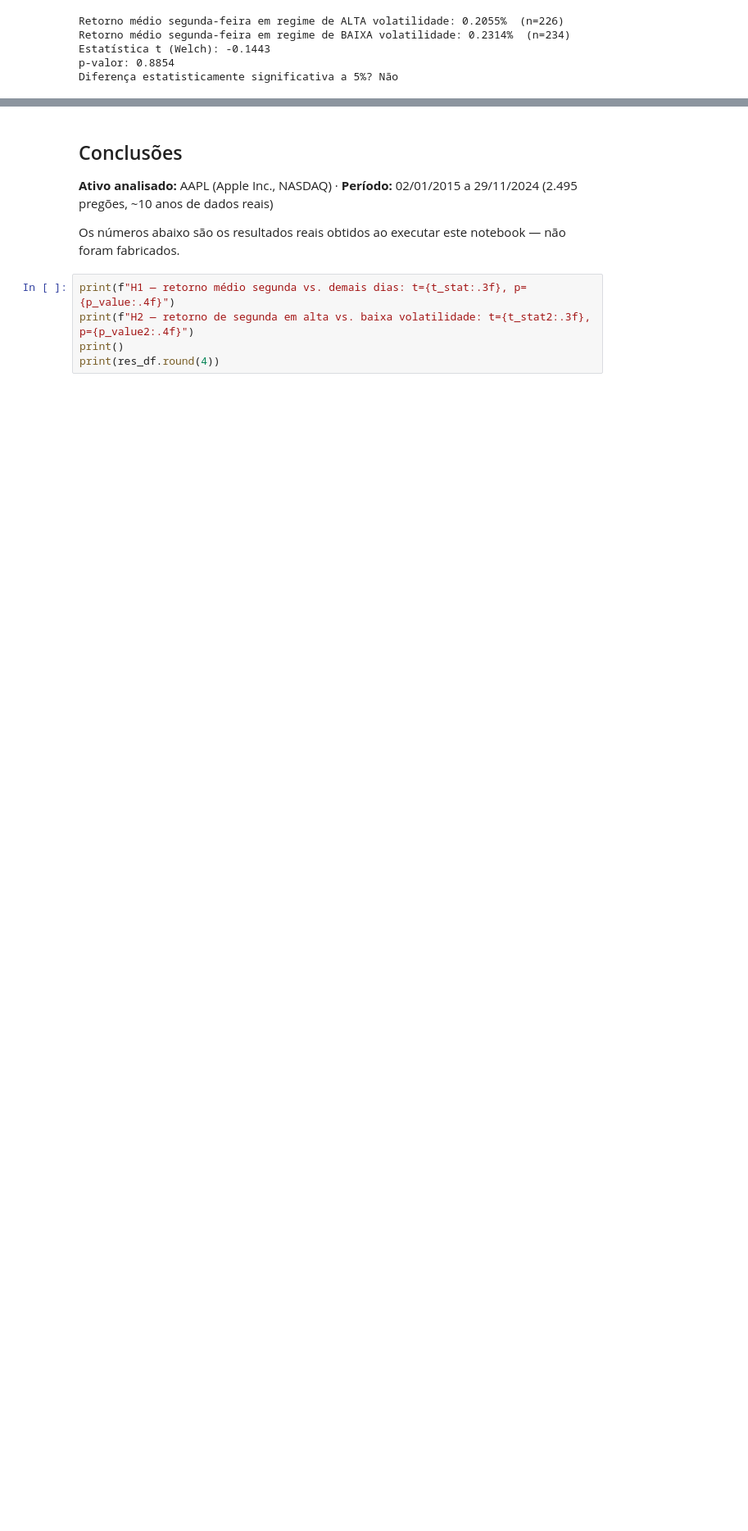
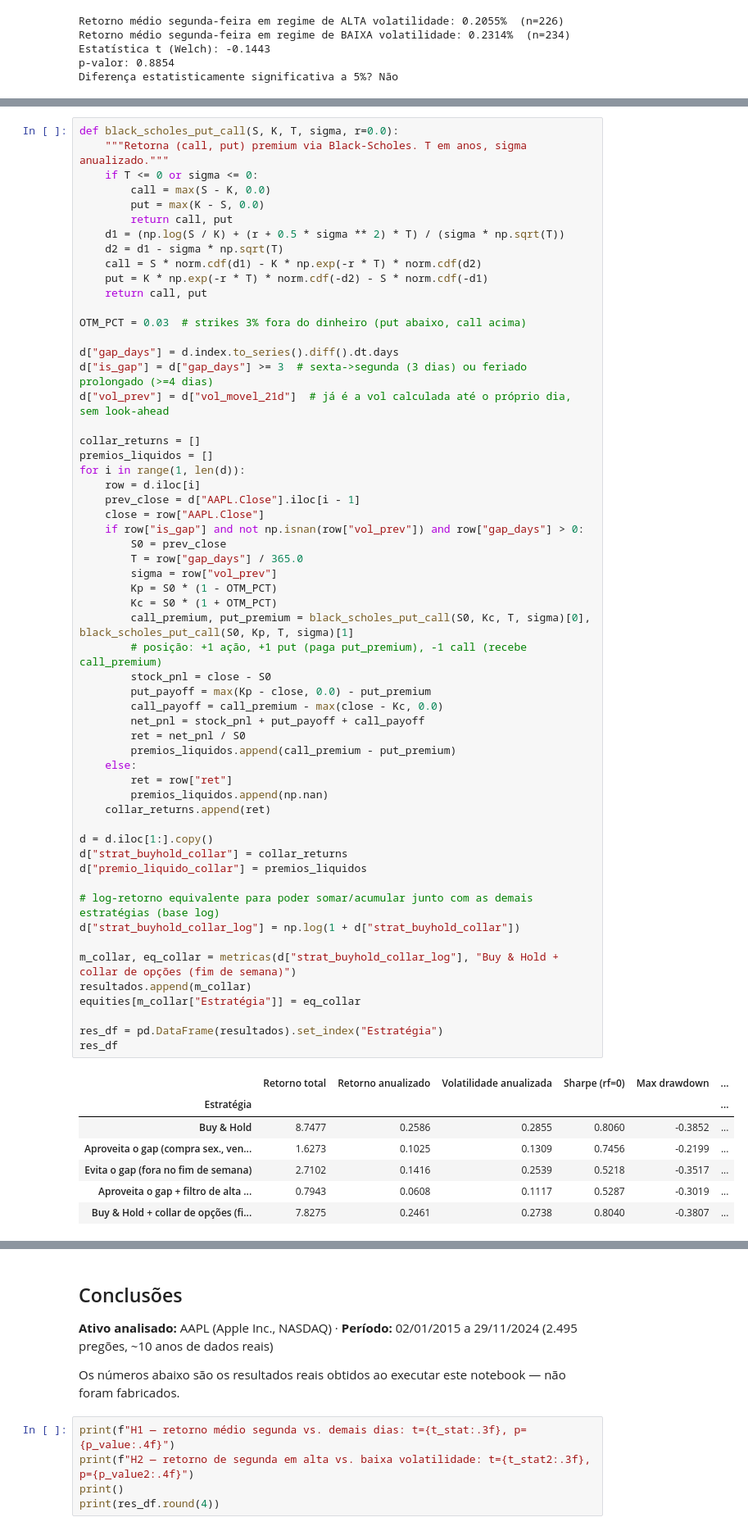
Before and after one commit to jorgerachid1/estrategia-fim-de-semana-volatilidade, a Jupyter notebook: estrategia_fim_de_semana_volatilidade.ipynb, the cells around one changed output, grey strips where cells are left out. Shown at 82% size. Saved outputs shown, nothing was run; the diff lists cells and outputs as text; blank space fills up the shorter version.

```diff
--- a/estrategia_fim_de_semana_volatilidade.ipynb
+++ b/estrategia_fim_de_semana_volatilidade.ipynb
@@ -199,0 +230,65 @@ plt.show()
+# %%
+def black_scholes_put_call(S, K, T, sigma, r=0.0):
+    """Retorna (call, put) premium via Black-Scholes. T em anos, sigma anualizado."""
+    if T <= 0 or sigma <= 0:
+        call = max(S - K, 0.0)
+        put = max(K - S, 0.0)
+        return call, put
+    d1 = (np.log(S / K) + (r + 0.5 * sigma ** 2) * T) / (sigma * np.sqrt(T))
+    d2 = d1 - sigma * np.sqrt(T)
+    call = S * norm.cdf(d1) - K * np.exp(-r * T) * norm.cdf(d2)
+    put = K * np.exp(-r * T) * norm.cdf(-d2) - S * norm.cdf(-d1)
+    return call, put
+
+OTM_PCT = 0.03  # strikes 3% fora do dinheiro (put abaixo, call acima)
+
+d["gap_days"] = d.index.to_series().diff().dt.days
+d["is_gap"] = d["gap_days"] >= 3  # sexta->segunda (3 dias) ou feriado prolongado (>=4 dias)
+d["vol_prev"] = d["vol_movel_21d"]  # já é a vol calculada até o próprio dia, sem look-ahead
+
+collar_returns = []
+premios_liquidos = []
+for i in range(1, len(d)):
+    row = d.iloc[i]
+    prev_close = d["AAPL.Close"].iloc[i - 1]
+    close = row["AAPL.Close"]
+    if row["is_gap"] and not np.isnan(row["vol_prev"]) and row["gap_days"] > 0:
+        S0 = prev_close
+        T = row["gap_days"] / 365.0
+        sigma = row["vol_prev"]
+        Kp = S0 * (1 - OTM_PCT)
+        Kc = S0 * (1 + OTM_PCT)
+        call_premium, put_premium = black_scholes_put_call(S0, Kc, T, sigma)[0], black_scholes_put_call(S0, Kp, T, sigma)[1]
+        # posição: +1 ação, +1 put (paga put_premium), -1 call (recebe call_premium)
+        stock_pnl = close - S0
+        put_payoff = max(Kp - close, 0.0) - put_premium
+        call_payoff = call_premium - max(close - Kc, 0.0)
+        net_pnl = stock_pnl + put_payoff + call_payoff
+        ret = net_pnl / S0
+        premios_liquidos.append(call_premium - put_premium)
+    else:
+        ret = row["ret"]
+        premios_liquidos.append(np.nan)
+    collar_returns.append(ret)
+
+d = d.iloc[1:].copy()
+d["strat_buyhold_collar"] = collar_returns
+d["premio_liquido_collar"] = premios_liquidos
+
+# log-retorno equivalente para poder somar/acumular junto com as demais estratégias (base log)
+d["strat_buyhold_collar_log"] = np.log(1 + d["strat_buyhold_collar"])
+
+m_collar, eq_collar = metricas(d["strat_buyhold_collar_log"], "Buy & Hold + collar de opções (fim de semana)")
+resultados.append(m_collar)
+equities[m_collar["Estratégia"]] = eq_collar
+
+res_df = pd.DataFrame(resultados).set_index("Estratégia")
+res_df
+# %% [output]
+|  | Retorno total | Retorno anualizado | Volatilidade anualizada | Sharpe (rf=0) | Max drawdown | ... |
+| Estratégia |  |  |  |  |  | ... |
+| Buy & Hold | 8.7477 | 0.2586 | 0.2855 | 0.8060 | -0.3852 | ... |
+| Aproveita o gap (compra sex., ven... | 1.6273 | 0.1025 | 0.1309 | 0.7456 | -0.2199 | ... |
+| Evita o gap (fora no fim de semana) | 2.7102 | 0.1416 | 0.2539 | 0.5218 | -0.3517 | ... |
+| Aproveita o gap + filtro de alta ... | 0.7943 | 0.0608 | 0.1117 | 0.5287 | -0.3019 | ... |
+| Buy & Hold + collar de opções (fi... | 7.8275 | 0.2461 | 0.2738 | 0.8040 | -0.3807 | ... |
```
Also changed, not shown: parts of 12 cells of this notebook, 2 other files.
